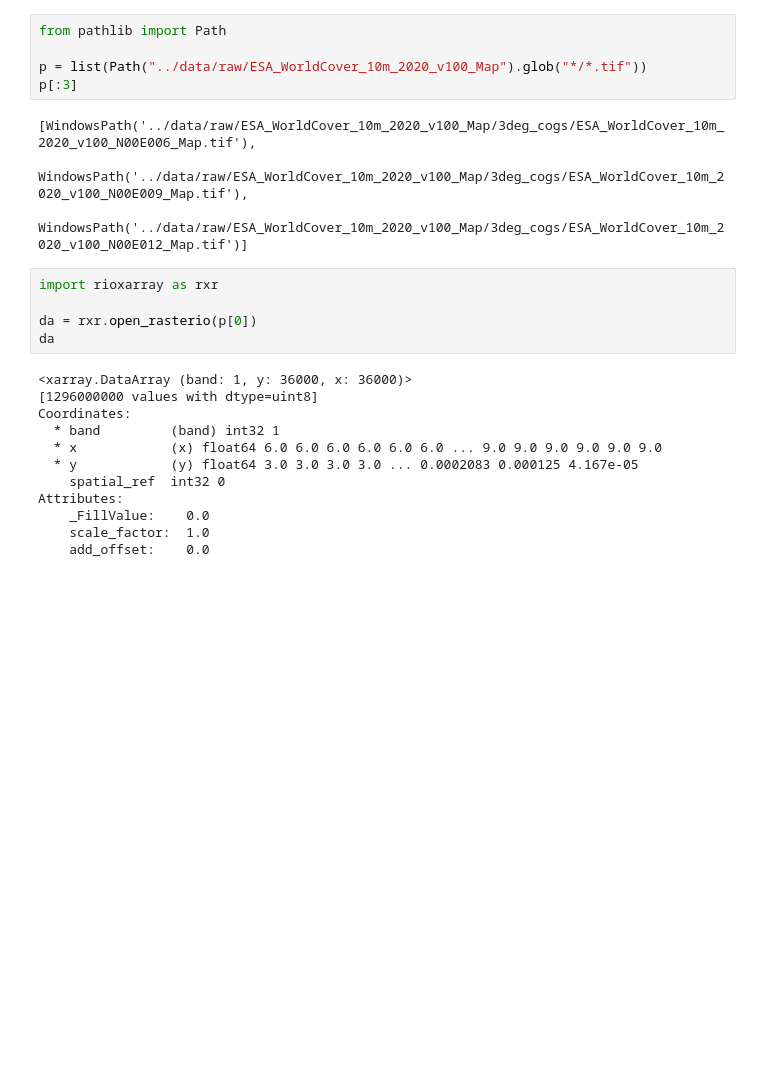
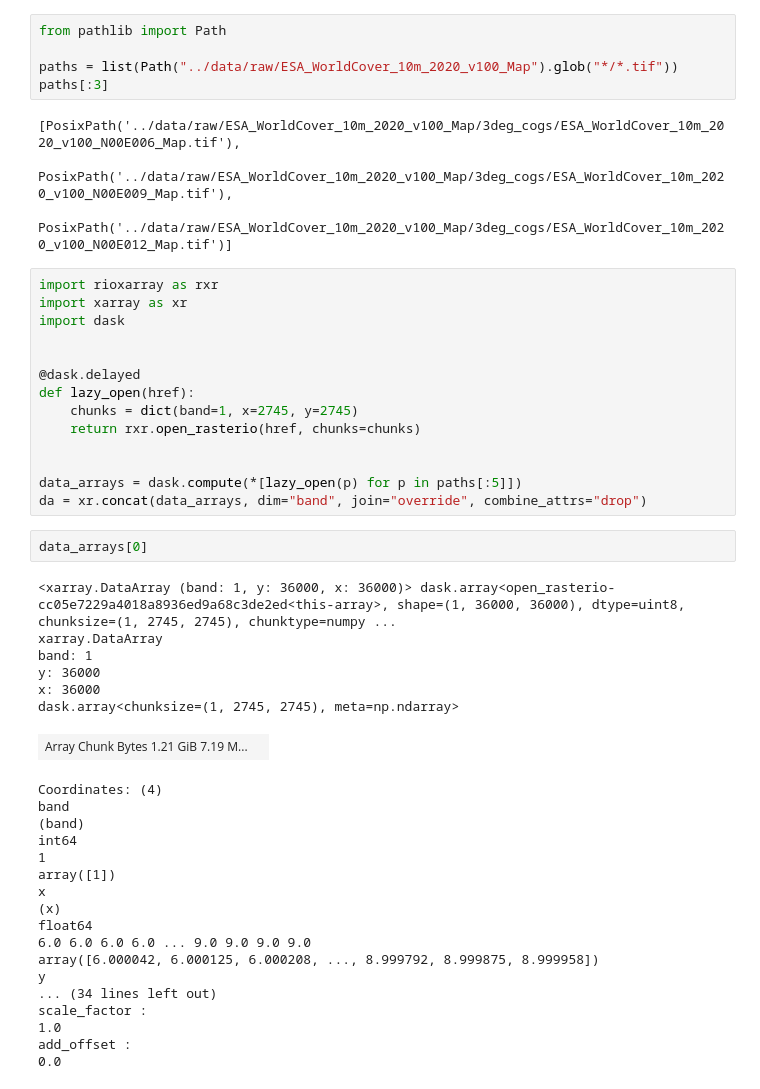
Before and after one commit to acmiyaguchi/iyse4620-birdcall-distributions, a Jupyter notebook: notebooks/2022-09-05-single-cog.ipynb, the cells around one changed output. Saved outputs shown, nothing was run; the diff lists cells and outputs as text; blank space fills up the shorter version.

```diff
--- a/notebooks/2022-09-05-single-cog.ipynb
+++ b/notebooks/2022-09-05-single-cog.ipynb
@@ -1,26 +1,50 @@
 # %%
 from pathlib import Path
 
-p = list(Path("../data/raw/ESA_WorldCover_10m_2020_v100_Map").glob("*/*.tif"))
-p[:3]
+paths = list(Path("../data/raw/ESA_WorldCover_10m_2020_v100_Map").glob("*/*.tif"))
+paths[:3]
 # %% [output]
-[WindowsPath('../data/raw/ESA_WorldCover_10m_2020_v100_Map/3deg_cogs/ESA_WorldCover_10m_2020_v100_N00E006_Map.tif'),
- WindowsPath('../data/raw/ESA_WorldCover_10m_2020_v100_Map/3deg_cogs/ESA_WorldCover_10m_2020_v100_N00E009_Map.tif'),
- WindowsPath('../data/raw/ESA_WorldCover_10m_2020_v100_Map/3deg_cogs/ESA_WorldCover_10m_2020_v100_N00E012_Map.tif')]
+[PosixPath('../data/raw/ESA_WorldCover_10m_2020_v100_Map/3deg_cogs/ESA_WorldCover_10m_2020_v100_N00E006_Map.tif'),
+ PosixPath('../data/raw/ESA_WorldCover_10m_2020_v100_Map/3deg_cogs/ESA_WorldCover_10m_2020_v100_N00E009_Map.tif'),
+ PosixPath('../data/raw/ESA_WorldCover_10m_2020_v100_Map/3deg_cogs/ESA_WorldCover_10m_2020_v100_N00E012_Map.tif')]
-# %%
-import rioxarray as rxr
-
-da = rxr.open_rasterio(p[0])
-da
-# %% [output]
-<xarray.DataArray (band: 1, y: 36000, x: 36000)>
-[1296000000 values with dtype=uint8]
-Coordinates:
-  * band         (band) int32 1
-  * x            (x) float64 6.0 6.0 6.0 6.0 6.0 6.0 ... 9.0 9.0 9.0 9.0 9.0 9.0
-  * y            (y) float64 3.0 3.0 3.0 3.0 ... 0.0002083 0.000125 4.167e-05
-    spatial_ref  int32 0
-Attributes:
-    _FillValue:    0.0
-    scale_factor:  1.0
-    add_offset:    0.0
+# %%
+import rioxarray as rxr
+import xarray as xr
+import dask
+
+
+@dask.delayed
+def lazy_open(href):
+    chunks = dict(band=1, x=2745, y=2745)
+    return rxr.open_rasterio(href, chunks=chunks)
+
+
+data_arrays = dask.compute(*[lazy_open(p) for p in paths[:5]])
+da = xr.concat(data_arrays, dim="band", join="override", combine_attrs="drop")
+# %%
+data_arrays[0]
+# %% [output]
+<xarray.DataArray (band: 1, y: 36000, x: 36000)> dask.array<open_rasterio-cc05e7229a4018a8936ed9a68c3de2ed<this-array>, shape=(1, 36000, 36000), dtype=uint8, chunksize=(1, 2745, 2745), chunktype=numpy ...
+xarray.DataArray
+band: 1
+y: 36000
+x: 36000
+dask.array<chunksize=(1, 2745, 2745), meta=np.ndarray>
+| Array Chunk Bytes 1.21 GiB 7.19 M... |  |
+Coordinates: (4)
+band
+(band)
+int64
+1
+array([1])
+x
+(x)
+float64
+6.0 6.0 6.0 6.0 ... 9.0 9.0 9.0 9.0
+array([6.000042, 6.000125, 6.000208, ..., 8.999792, 8.999875, 8.999958])
+y
+... (34 lines left out)
+scale_factor :
+1.0
+add_offset :
+0.0
```
Also changed, not shown: parts of 5 cells of this notebook, 5 other files.
